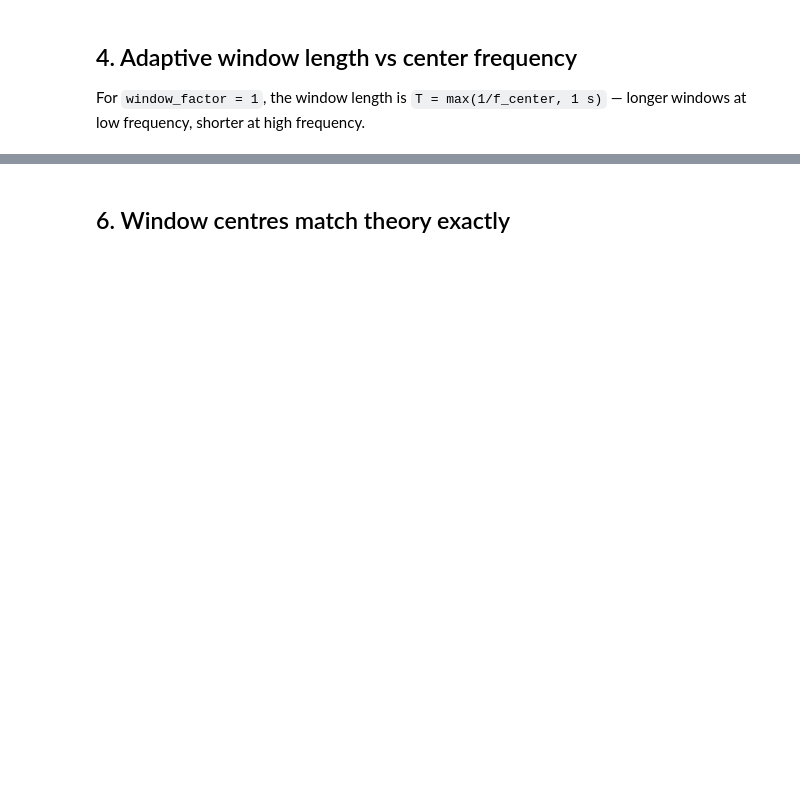
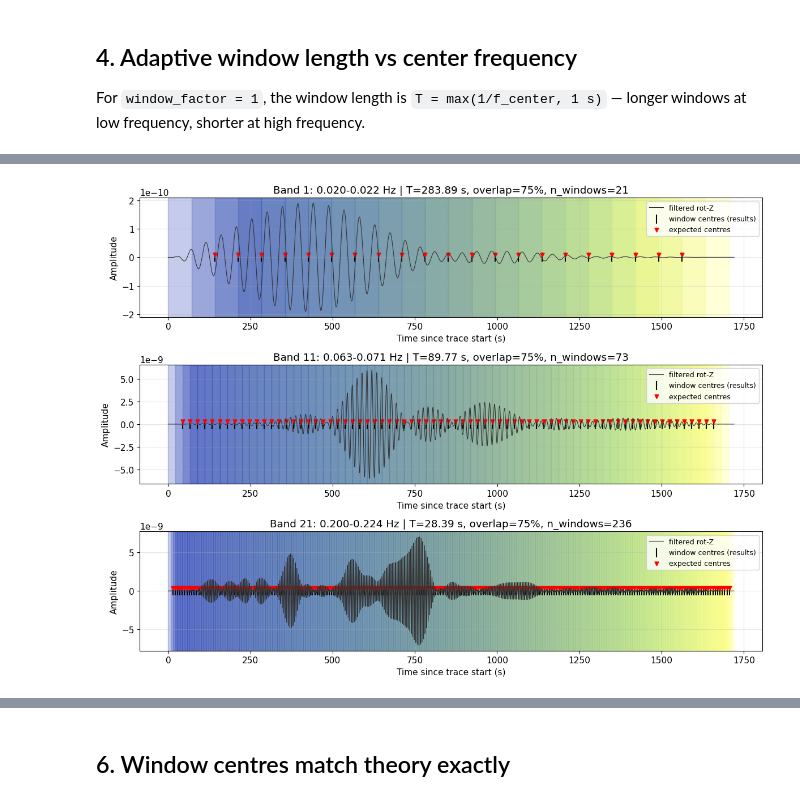
Before and after one commit to andbrocode/SixDegreesOfFreedom, a Jupyter notebook: examples/dispersion_validation_demo.ipynb, the cells around one changed output, grey strips where cells are left out. Saved outputs shown, nothing was run; the diff lists cells and outputs as text; code cells hidden in the pictures; blank space fills up the shorter version.

```diff
--- a/examples/dispersion_validation_demo.ipynb
+++ b/examples/dispersion_validation_demo.ipynb
@@ -196,7 +227,7 @@ For each selected band we draw:
 
 Zoom panels show the overlap clearly.
 # %%
-def plot_band_windows(band, band_idx, tmax=None, ax=None):
+def plot_band_windows(band, band_idx, tmin=None, tmax=None, ax=None):
     rot = band["filtered_rot"].select(channel="*Z")[0]
     times_trace = rot.times()
     data = rot.data
@@ -207,36 +238,37 @@ def plot_band_windows(band, band_idx, tmax=None, ax=None):
     expected_centers = expected_window_times(n_samples, SR, tw, TIME_WINDOW_OVERLAP)
 
     if ax is None:
         _, ax = plt.subplots(figsize=(12, 3))
 
-    cmap = plt.cm.imola
+    cmap = cmcrameri_cm.imola
     for j, (t0, t1, tc) in enumerate(intervals):
         ax.axvspan(t0, t1, color=cmap(j / max(len(intervals) - 1, 1)), alpha=0.25)
 
     ax.plot(times_trace, data, color="0.2", lw=0.8, label="filtered rot-Z")
     ax.scatter(band["times"], np.zeros_like(band["times"]), marker="|", s=120, c="k", label="window centres (results)")
     ax.scatter(expected_centers, np.full_like(expected_centers, data.max() * 0.05), marker="v", s=25, c="red", label="expected centres")
 
-    if tmax is not None:
-        ax.set_xlim(0, tmax)
+    if tmin is not None or tmax is not None:
+        ax.set_xlim(tmin if tmin is not None else times_trace[0], tmax if tmax is not None else times_trace[-1])
 
-    ax.set_xlabel("Time (s)")
+    ax.set_xlabel("Time since trace start (s)")
     ax.set_ylabel("Amplitude")
     ax.set_title(
         f"Band {band_idx+1}: {band['f_lower']:.3f}-{band['f_upper']:.3f} Hz | "
         f"T={tw:.2f} s, overlap={TIME_WINDOW_OVERLAP:.0%}, n_windows={len(intervals)}"
     )
     ax.legend(loc="upper right", fontsize=9)
     ax.grid(True, alpha=0.3)
     return ax
 
-# Full record: lowest, middle, highest frequency bands
 pick = [0, len(bands)//2, len(bands)-1]
 fig, axes = plt.subplots(len(pick), 1, figsize=(12, 3*len(pick)), sharex=False)
 if len(pick) == 1:
     axes = [axes]
 for ax, bi in zip(axes, pick):
     plot_band_windows(bands[bi], bi, ax=ax)
 plt.tight_layout()
 plt.show()
+# %% [output]
+[figure, added]
 # %%
```
Also changed, not shown: parts of 22 cells of this notebook, 3 other files.
